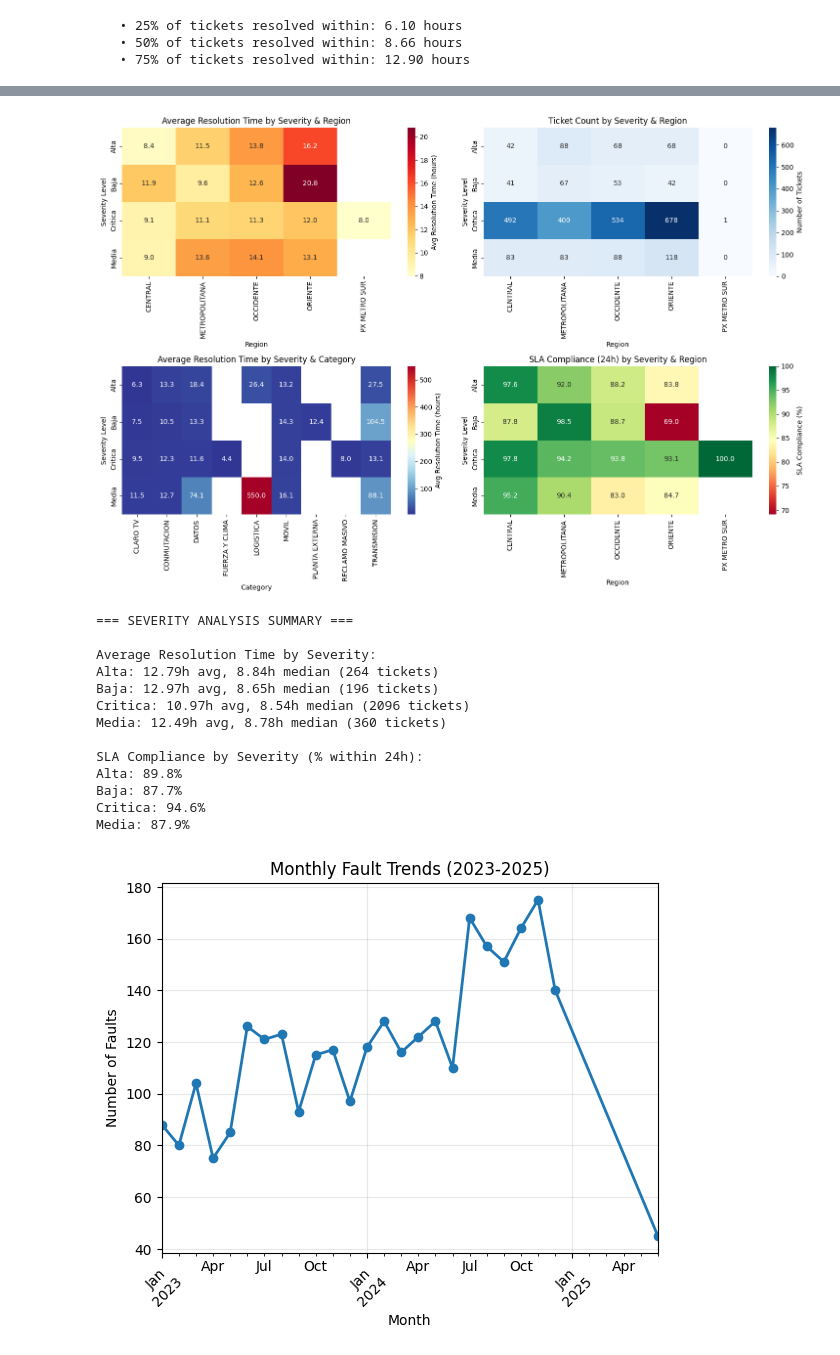
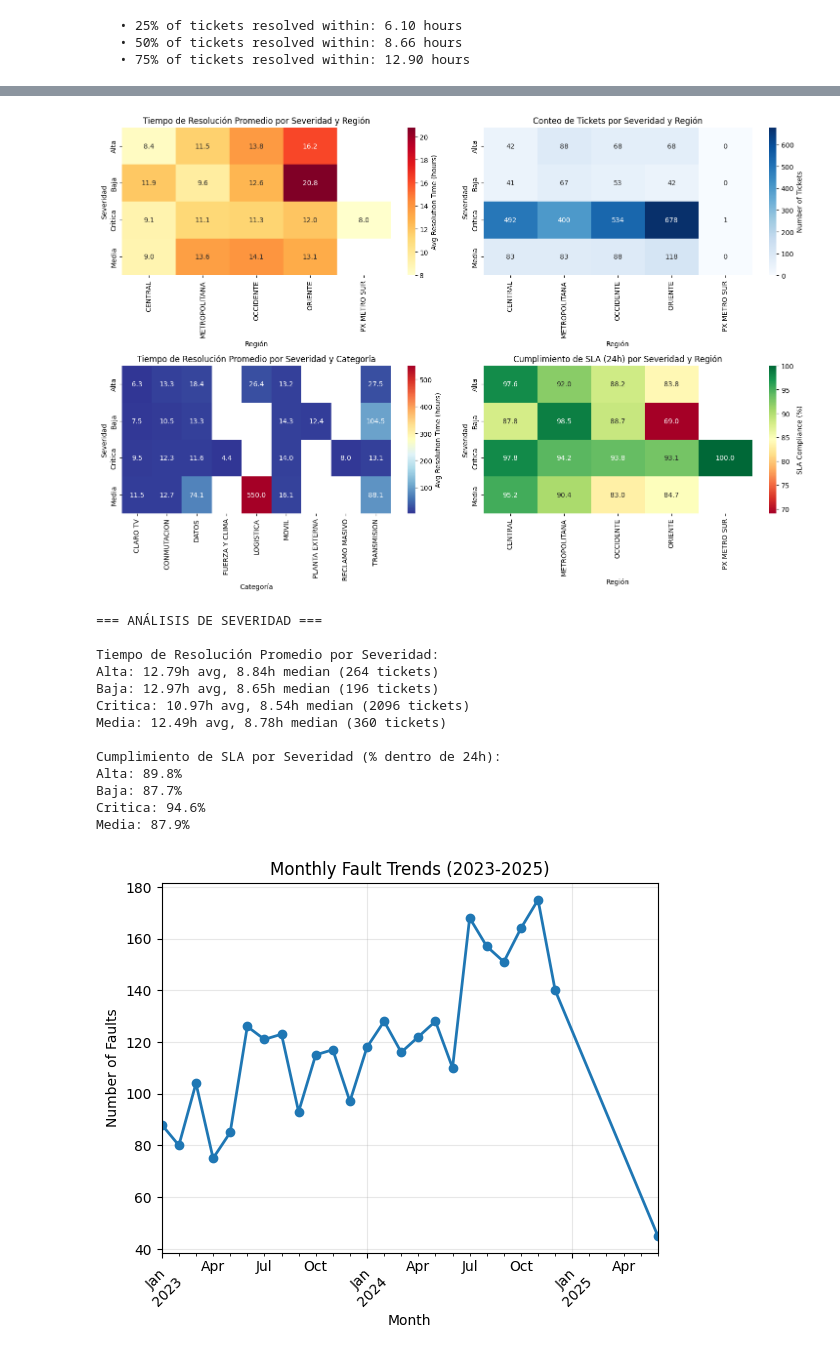
Before and after one commit to jorgecontrerasostos/claro-guatemala-data-analysis, a Jupyter notebook: scripts/eda.ipynb, the cells around one changed output, grey strips where cells are left out. Cells and saved outputs as stored; diff of their text form; code cells hidden in the pictures.

```diff
--- a/scripts/eda.ipynb
+++ b/scripts/eda.ipynb
@@ -357,8 +338,6 @@ Text(0, 0.5, 'Number of Tickets')
 # %%
 plt.figure(figsize=(15, 10))
 
-# Create pivot table for heatmap data
-# Average resolution time by severity and region
 heatmap_data = df_filtered.pivot_table(
     values='tiempo_total',
     index='severidad',
@@ -366,15 +345,13 @@ heatmap_data = df_filtered.pivot_table(
     aggfunc='mean'
 )
 
-# Subplot 1: Average Resolution Time Heatmap
 plt.subplot(2, 2, 1)
 sns.heatmap(heatmap_data, annot=True, fmt='.1f', cmap='YlOrRd',
             cbar_kws={'label': 'Avg Resolution Time (hours)'})
-plt.title('Average Resolution Time by Severity & Region')
-plt.ylabel('Severity Level')
-plt.xlabel('Region')
+plt.title('Tiempo de Resolución Promedio por Severidad y Región')
+plt.ylabel('Severidad')
+plt.xlabel('Región')
 
-# Subplot 2: Ticket Count Heatmap
 plt.subplot(2, 2, 2)
 count_data = df.pivot_table(
     values='id_ticket',
@@ -384,63 +361,61 @@ count_data = df.pivot_table(
 )
 sns.heatmap(count_data, annot=True, fmt='d', cmap='Blues',
             cbar_kws={'label': 'Number of Tickets'})
-plt.title('Ticket Count by Severity & Region')
-plt.ylabel('Severity Level')
-plt.xlabel('Region')
+plt.title('Conteo de Tickets por Severidad y Región')
+plt.ylabel('Severidad')
+plt.xlabel('Región')
 
-# Subplot 3: Severity vs Category Heatmap
 plt.subplot(2, 2, 3)
 sev_cat_data = df.pivot_table(
     values='tiempo_total',
     index='severidad',
     columns='categoria',
     aggfunc='mean'
 )
 sns.heatmap(sev_cat_data, annot=True, fmt='.1f', cmap='RdYlBu_r',
             cbar_kws={'label': 'Avg Resolution Time (hours)'})
-plt.title('Average Resolution Time by Severity & Category')
-plt.ylabel('Severity Level')
-plt.xlabel('Category')
+plt.title('Tiempo de Resolución Promedio por Severidad y Categoría')
+plt.ylabel('Severidad')
+plt.xlabel('Categoría')
 
 # Subplot 4: SLA Compliance Heatmap (% within 24h)
 plt.subplot(2, 2, 4)
 sla_data = df.groupby(['severidad', 'tg_region']).apply(
     lambda x: (x['tiempo_total'] <= 24).mean() * 100
 ).unstack()
 sns.heatmap(sla_data, annot=True, fmt='.1f', cmap='RdYlGn',
             cbar_kws={'label': 'SLA Compliance (%)'})
-plt.title('SLA Compliance (24h) by Severity & Region')
-plt.ylabel('Severity Level')
-plt.xlabel('Region')
+plt.title('Cumplimiento de SLA (24h) por Severidad y Región')
+plt.ylabel('Severidad')
+plt.xlabel('Región')
 
 plt.tight_layout()
 plt.show()
 
-# Print summary statistics
-print("=== SEVERITY ANALYSIS SUMMARY ===")
-print("\nAverage Resolution Time by Severity:")
+print("=== ANÁLISIS DE SEVERIDAD ===")
+print("\nTiempo de Resolución Promedio por Severidad:")
 severity_stats = df_filtered.groupby('severidad')['tiempo_total'].agg(['mean', 'median','count'])
 for severity in severity_stats.index:
     mean_time = severity_stats.loc[severity, 'mean']
     median_time = severity_stats.loc[severity, 'median']
     count = severity_stats.loc[severity, 'count']
     print(f"{severity}: {mean_time:.2f}h avg, {median_time:.2f}h median ({count} tickets)")
 
-print("\nSLA Compliance by Severity (% within 24h):")
+print("\nCumplimiento de SLA por Severidad (% dentro de 24h):")
 sla_by_severity = df.groupby('severidad').apply(lambda x:(x['tiempo_total'] <= 24).mean() * 100)
 for severity, compliance in sla_by_severity.items():
     print(f"{severity}: {compliance:.1f}%")
 # %% [output]
-[figure, old version]
+[figure, new version]
-=== SEVERITY ANALYSIS SUMMARY ===
+=== ANÁLISIS DE SEVERIDAD ===
 
-Average Resolution Time by Severity:
+Tiempo de Resolución Promedio por Severidad:
 Alta: 12.79h avg, 8.84h median (264 tickets)
 Baja: 12.97h avg, 8.65h median (196 tickets)
 Critica: 10.97h avg, 8.54h median (2096 tickets)
 Media: 12.49h avg, 8.78h median (360 tickets)
 
-SLA Compliance by Severity (% within 24h):
+Cumplimiento de SLA por Severidad (% dentro de 24h):
 Alta: 89.8%
 Baja: 87.7%
 Critica: 94.6%
```
Also changed, not shown: parts of 17 cells of this notebook.
